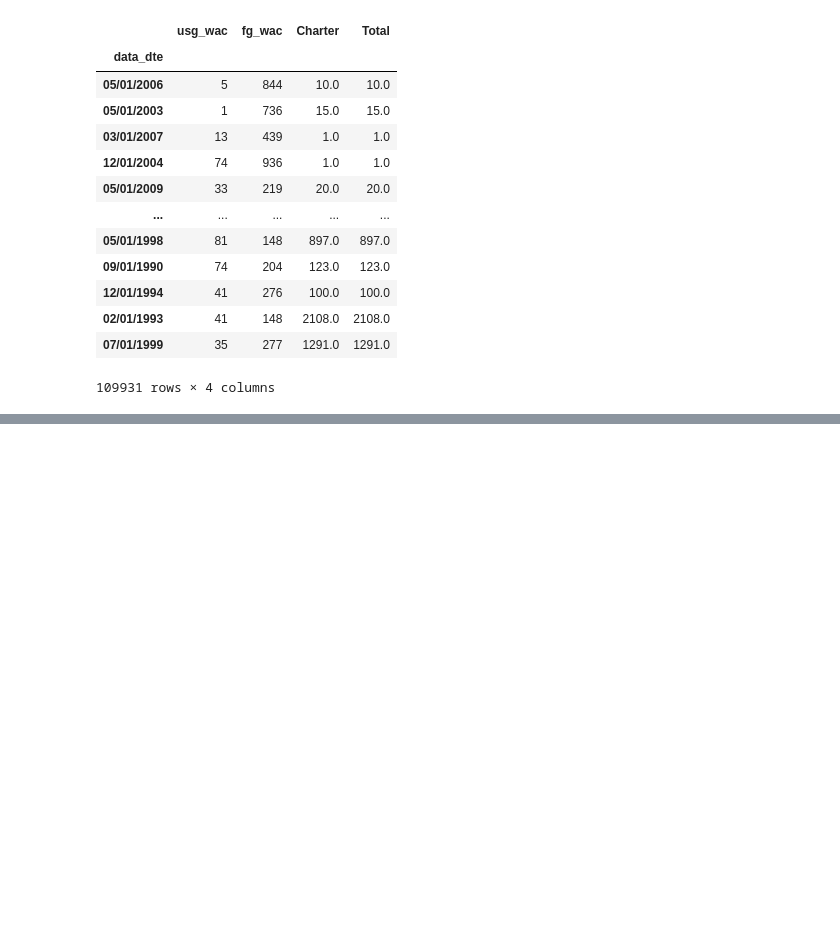
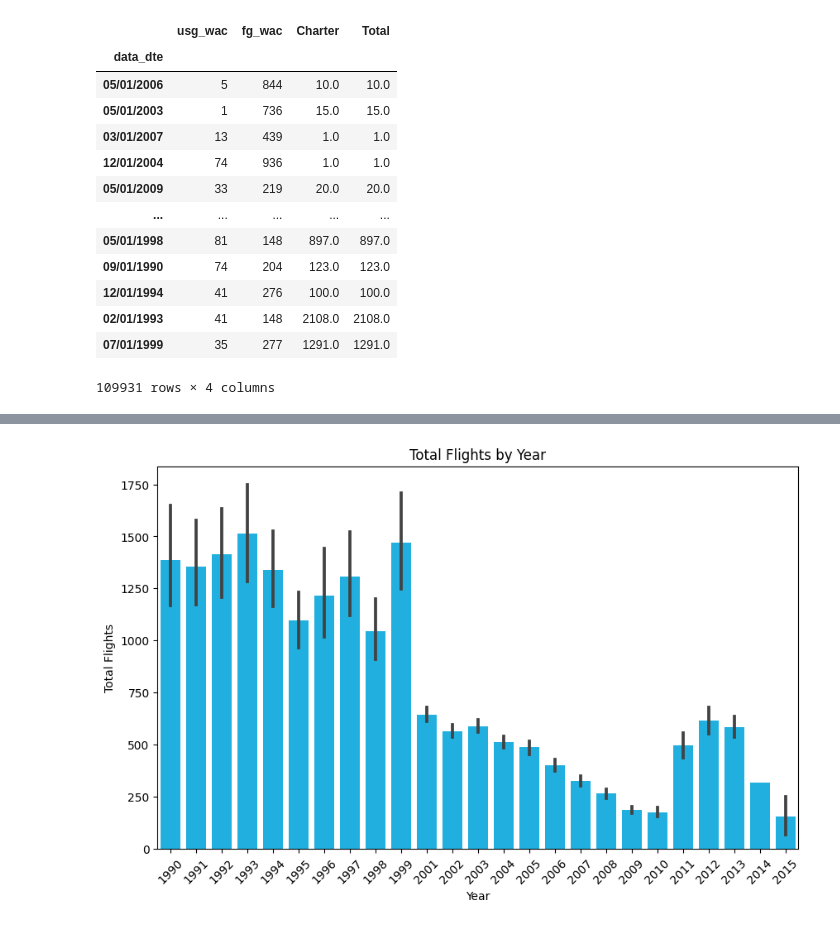
Before and after one commit to ahmedashraf792002/Planning-Techniques, a Jupyter notebook: Untitled.ipynb, the cells around one changed output, grey strips where cells are left out. Saved outputs shown, nothing was run; the diff lists cells and outputs as text; code cells hidden in the pictures; blank space fills up the shorter version.

```diff
--- a/Untitled.ipynb
+++ b/Untitled.ipynb
@@ -202,0 +206,10 @@ for i,j in zip(['usg_wac','fg_wac','Charter','Total'],['red','green','black','ye
+# %%
+plt.figure(figsize=(10, 6))
+sns.barplot(x='Year', y='Total', data=data, color='deepskyblue')
+plt.xlabel('Year')
+plt.ylabel('Total Flights')
+plt.title('Total Flights by Year')
+plt.xticks(rotation=45)
+plt.show()
+# %% [output]
+[figure, added]
```
Also changed, not shown: parts of 6 cells of this notebook.
